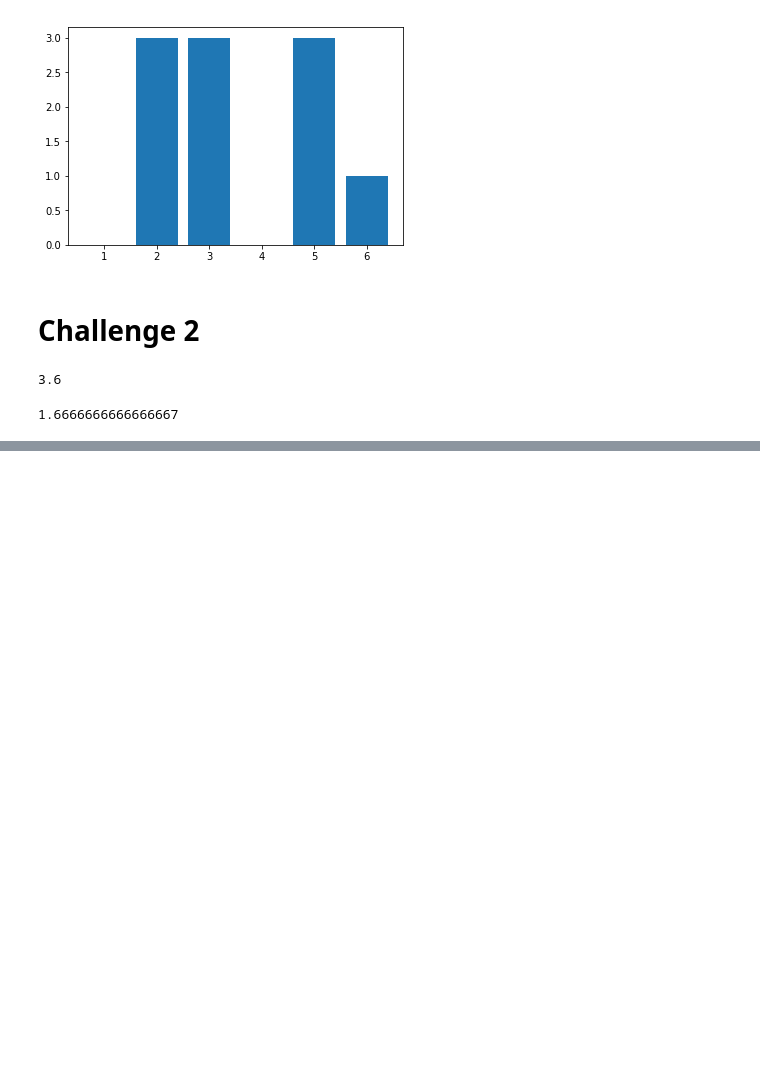
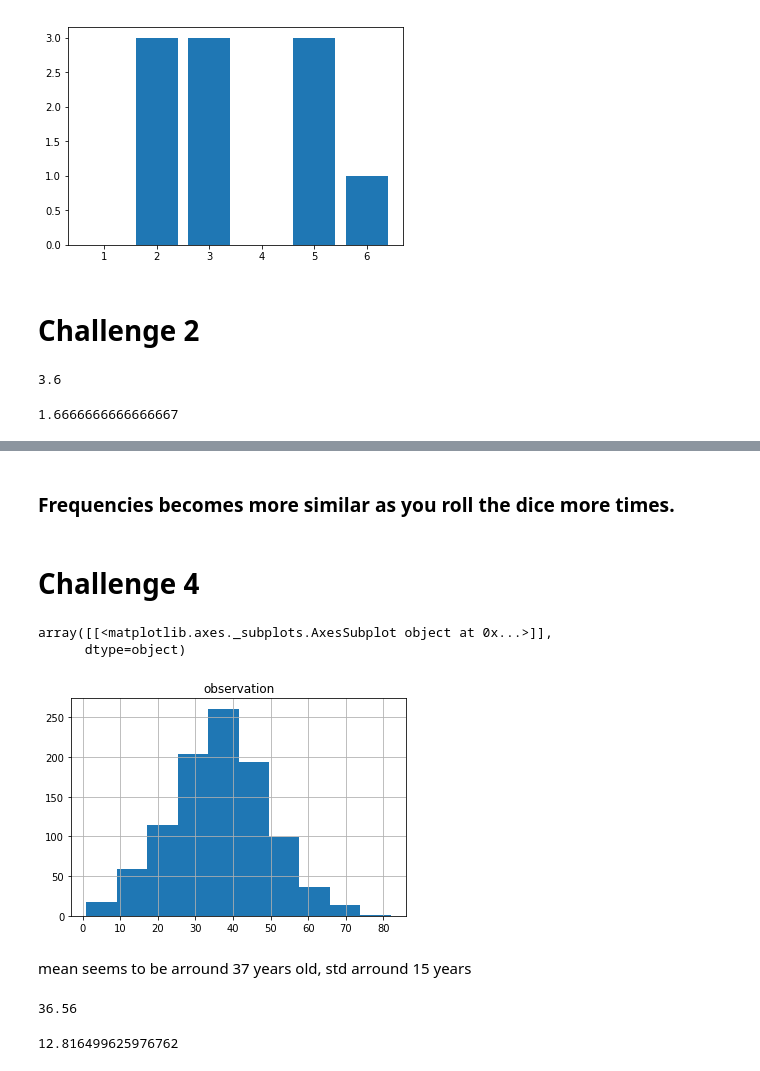
Before and after one commit to ta-data-bcn/descriptive-stats, a Jupyter notebook: main.ipynb, the cells around one changed output, grey strips where cells are left out. Drawn from its saved outputs; the diff is of its cells as text; code cells hidden in the pictures; blank space fills up the shorter version.

```diff
--- a/main.ipynb
+++ b/main.ipynb
@@ -103,0 +109,21 @@ quartiles(results)
+# %% [markdown]
+### Frequencies becomes more similar as you roll the dice more times.
+# %% [markdown]
+# Challenge 4
+# %%
+pop = pd.read_csv('ages_population.csv')
+pop.hist()
+# %% [output]
+array([[<matplotlib.axes._subplots.AxesSubplot object at 0x...>]],
+      dtype=object)
+[figure, added]
+# %% [markdown]
+mean seems to be arround 37 years old, std arround 15 years
+# %%
+pop['observation'].mean()
+# %% [output]
+36.56
+# %%
+pop['observation'].std()
+# %% [output]
+12.816499625976762
```
Also changed, not shown: parts of 21 cells of this notebook, 2 other files.
